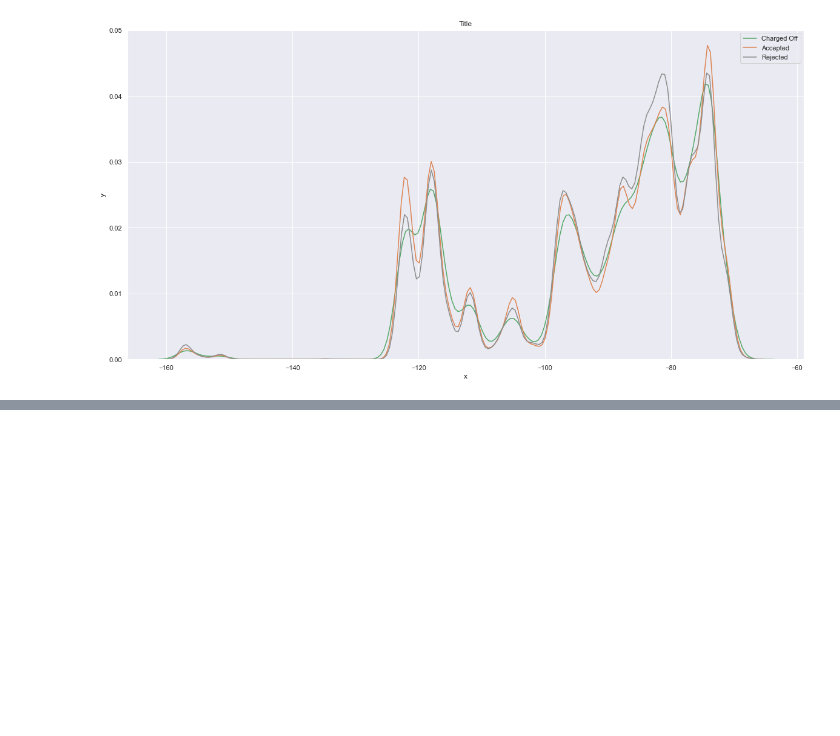
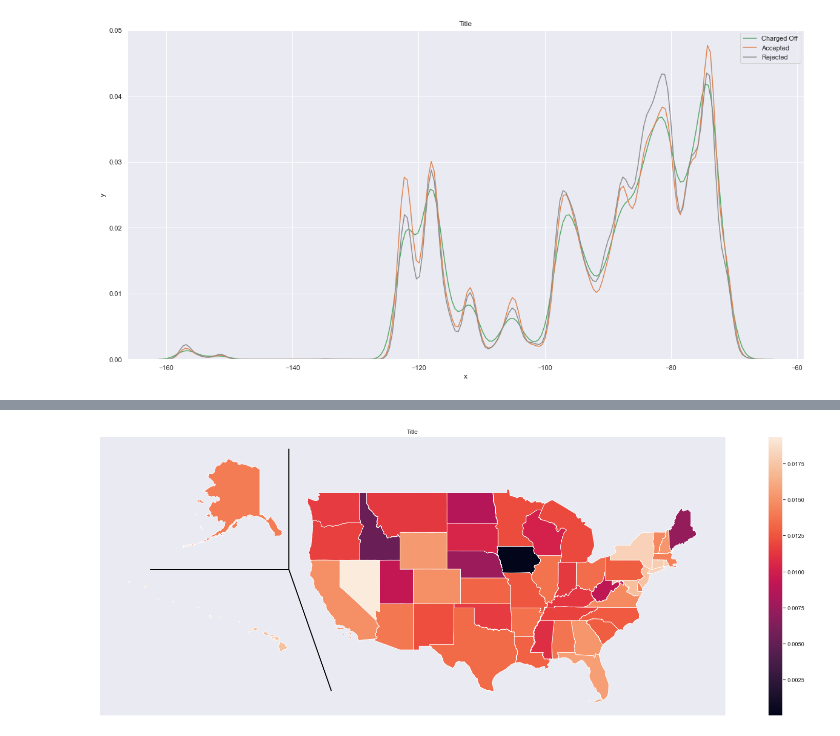
Before and after one commit to Ausmints/lending_club, a Jupyter notebook: Untitled.ipynb, the cells around one changed output, grey strips where cells are left out. Cells and saved outputs as stored; diff of their text form; code cells hidden in the pictures; blank space fills up the shorter version.

```diff
--- a/Untitled.ipynb
+++ b/Untitled.ipynb
@@ -583,0 +541,16 @@ states.plot(figsize=(40, 40))
+# %%
+def draw_usa(df, column, title, legend=True):
+
+    ax = df.plot(figsize=(30, 10), column=column, legend=legend)
+    ax.plot([-14200000, -14200000], [7000000, 5000000], linewidth=2, color=colors["black"])
+    ax.plot([-14200000, -16500000], [5000000, 5000000], linewidth=2, color=colors["black"])
+    ax.plot([-14200000, -13500000], [5000000, 3000000], linewidth=2, color=colors["black"])
+    ax.grid(False)
+    ax.set_yticklabels([])
+    ax.set_xticklabels([])
+    ax.set_title(title)
+    plt.show()
+# %%
+draw_usa(states, "request_proportion", "Title")
+# %% [output]
+[figure, added]
```
Also changed, not shown: parts of 29 cells of this notebook.
